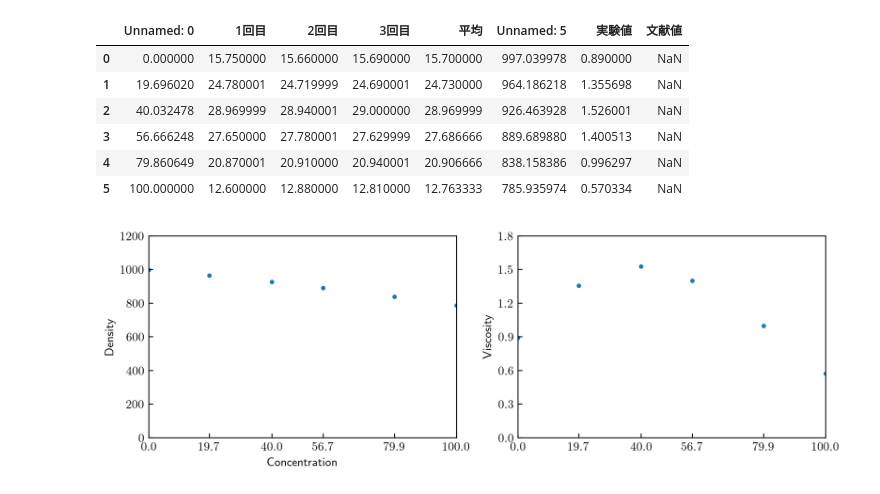
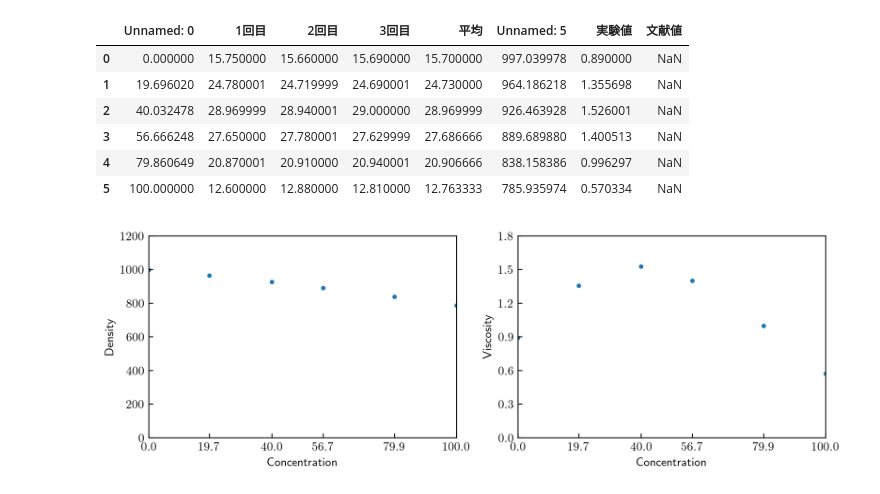
Before and after one commit to nami-minami/experimental-data, a Jupyter notebook: chemical-engineering/viscosity/main.ipynb, the cells around one changed output. Drawn from its saved outputs; the diff is of its cells as text; code cells hidden in the pictures.

```diff
--- a/chemical-engineering/viscosity/main.ipynb
+++ b/chemical-engineering/viscosity/main.ipynb
@@ -17,22 +17,23 @@ df
 # %%
 conc = df['Unnamed: 0']
 den = df['Unnamed: 5']
 vis = df['実験値']
 
 
 fig,ax = plt.subplots(1,2, figsize=(10,3), sharex=True, dpi=300)
 ax[0].set_xlabel(r"Concentration")
 ax[0].set_ylabel(r"Density")
 ax[0].set_xticks(conc)
 ax[0].set_xlim(0,100)
 ax[0].set_ylim(0,1200)
+ax[1].set_xlabel(r"Concentration")
 ax[1].set_ylabel(r"Viscosity")
 ax[1].set_ylim(0,1.8)
 ax[1].set_yticks(np.arange(0,1.9,0.3))
 
 ax[0].scatter(conc,den,s=7)
 ax[1].scatter(conc,vis,s=7)
 
 plt.savefig("graph.pdf")
 # %% [output]
-[figure, old version]
+[figure, new version]
```
Also changed, not shown: 2 other files.
